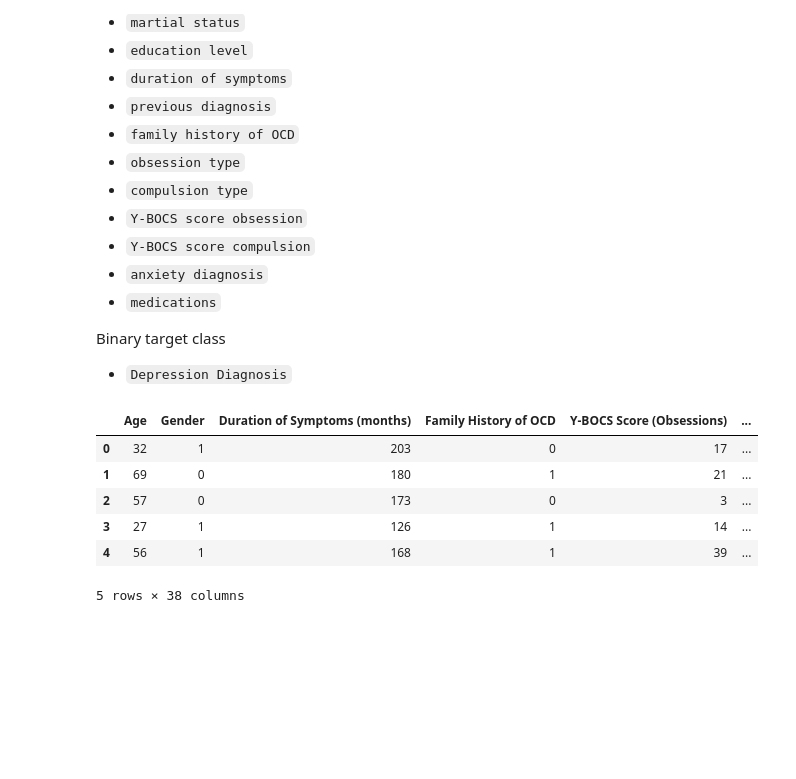
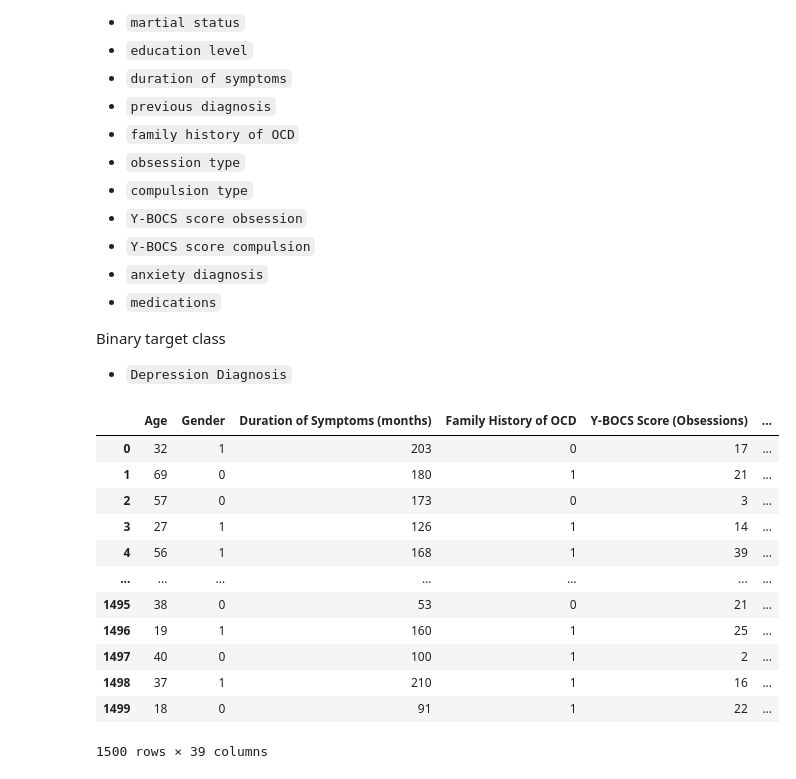
Before and after one commit to aalexakos/Depression-Detection, a Jupyter notebook: JupyterNotebookDepressionDataset.ipynb, the cells around one changed output. Saved outputs shown, nothing was run; the diff lists cells and outputs as text; code cells hidden in the pictures; blank space fills up the shorter version.

```diff
--- a/JupyterNotebookDepressionDataset.ipynb
+++ b/JupyterNotebookDepressionDataset.ipynb
@@ -163,10 +135,10 @@ from sklearn.preprocessing import OneHotEncoder
 compulsion_types = df['Compulsion Type'].unique()
 ohe = OneHotEncoder(handle_unknown='ignore')
 encoded_compulsion_types = ohe.fit_transform(df[['Compulsion Type']])
-encoded_column_names = [f"Compulsion_Type_{compulsion_type}" for compulsion_type in compulsion_types]
-encoded_df = pd.DataFrame(encoded_compulsion_types.toarray().astype(int), columns=encoded_column_names)
-df = pd.concat([df, encoded_df], axis=1)
-df.drop('Compulsion Type', axis=1, inplace=True)
+encoded_column_names_Compulsion = [f"Compulsion_Type_{compulsion_type}" for compulsion_type in compulsion_types]
+encoded_df = pd.DataFrame(encoded_compulsion_types.toarray().astype(int), columns=encoded_column_names_Compulsion)
+df_p = pd.concat([df_p, encoded_df], axis=1)
+df_p.drop('Compulsion Type', axis=1, inplace=True)
 
 # Medications
 medications = df['Medications'].unique()
@@ -174,8 +146,8 @@ ohe = OneHotEncoder(handle_unknown='ignore')
 encoded_medications = ohe.fit_transform(df[['Medications']])
 encoded_column_names = [f"Medications_{medication}" for medication in medications]
 encoded_df = pd.DataFrame(encoded_medications.toarray().astype(int), columns=encoded_column_names)
-df = pd.concat([df, encoded_df], axis=1)
-df.drop('Medications', axis=1, inplace=True)
+df_p = pd.concat([df_p, encoded_df], axis=1)
+df_p.drop('Medications', axis=1, inplace=True)
 
 # One-hot encoding for Ethnicity
 ethnicities = df['Ethnicity'].unique()
@@ -183,8 +155,8 @@ ohe = OneHotEncoder(handle_unknown='ignore')
 encoded_ethnicities = ohe.fit_transform(df[['Ethnicity']])
 encoded_ethnicity_column_names = [f"Ethnicity_{ethnicity}" for ethnicity in ethnicities]
 encoded_ethnicity_df = pd.DataFrame(encoded_ethnicities.toarray().astype(int), columns=encoded_ethnicity_column_names)
-df = pd.concat([df, encoded_ethnicity_df], axis=1)
-df.drop('Ethnicity', axis=1, inplace=True)
+df_p = pd.concat([df_p, encoded_ethnicity_df], axis=1)
+df_p.drop('Ethnicity', axis=1, inplace=True)
 
 # One-hot encoding for Marital Status
 marital_statuses = df['Marital Status'].unique()
@@ -192,8 +164,8 @@ ohe = OneHotEncoder(handle_unknown='ignore')
 encoded_marital_statuses = ohe.fit_transform(df[['Marital Status']])
 encoded_marital_status_column_names = [f"Marital Status_{status}" for status in marital_statuses]
 encoded_marital_status_df = pd.DataFrame(encoded_marital_statuses.toarray().astype(int), columns=encoded_marital_status_column_names)
-df = pd.concat([df, encoded_marital_status_df], axis=1)
-df.drop('Marital Status', axis=1, inplace=True)
+df_p = pd.concat([df_p, encoded_marital_status_df], axis=1)
+df_p.drop('Marital Status', axis=1, inplace=True)
 
 # One-hot encoding for Education Level
 education_levels = df['Education Level'].unique()
@@ -201,8 +173,8 @@ ohe = OneHotEncoder(handle_unknown='ignore')
 encoded_education_levels = ohe.fit_transform(df[['Education Level']])
 encoded_education_level_column_names = [f"Education Level_{level}" for level in education_levels]
 encoded_education_level_df = pd.DataFrame(encoded_education_levels.toarray().astype(int), columns=encoded_education_level_column_names)
-df = pd.concat([df, encoded_education_level_df], axis=1)
-df.drop('Education Level', axis=1, inplace=True)
+df_p = pd.concat([df_p, encoded_education_level_df], axis=1)
+df_p.drop('Education Level', axis=1, inplace=True)
 
 # One-hot encoding for Previous Diagnoses
 previous_diagnoses = df['Previous Diagnoses'].unique()
@@ -210,8 +182,8 @@ ohe = OneHotEncoder(handle_unknown='ignore')
 encoded_previous_diagnoses = ohe.fit_transform(df[['Previous Diagnoses']])
 encoded_previous_diagnosis_column_names = [f"Previous Diagnoses_{diagnosis}" for diagnosis in previous_diagnoses]
 encoded_previous_diagnosis_df = pd.DataFrame(encoded_previous_diagnoses.toarray().astype(int), columns=encoded_previous_diagnosis_column_names)
-df = pd.concat([df, encoded_previous_diagnosis_df], axis=1)
-df.drop('Previous Diagnoses', axis=1, inplace=True)
+df_p = pd.concat([df_p, encoded_previous_diagnosis_df], axis=1)
+df_p.drop('Previous Diagnoses', axis=1, inplace=True)
 
 # One-hot encoding for Obsession Type
 obsession_types = df['Obsession Type'].unique()
@@ -219,8 +191,8 @@ ohe = OneHotEncoder(handle_unknown='ignore')
 encoded_obsession_types = ohe.fit_transform(df[['Obsession Type']])
 encoded_obsession_type_column_names = [f"Obsession Type_{type}" for type in obsession_types]
 encoded_obsession_type_df = pd.DataFrame(encoded_obsession_types.toarray().astype(int), columns=encoded_obsession_type_column_names)
-df = pd.concat([df, encoded_obsession_type_df], axis=1)
-df.drop('Obsession Type', axis=1, inplace=True)
+df_p = pd.concat([df_p, encoded_obsession_type_df], axis=1)
+df_p.drop('Obsession Type', axis=1, inplace=True)
 
-print(df.dtypes)
+print(df_p.dtypes)
 # %% [output]
@@ -496,5 +482,19 @@ RANDOM_SEED = 2023
 np.random.seed(RANDOM_SEED)
 # %%
 # Drop columns which are not needed, only keep input features and the target variable
-df_p.drop(columns=["Patient ID", "age_group"], inplace=True)
-dfp = df_p
+df_p.drop(columns=["Patient ID"], inplace=True)
+df_p
+# %% [output]
+|  | Age | Gender | Duration of Symptoms (months) | Family History of OCD | Y-BOCS Score (Obsessions) | ... |
+| 0 | 32 | 1 | 203 | 0 | 17 | ... |
+| 1 | 69 | 0 | 180 | 1 | 21 | ... |
+| 2 | 57 | 0 | 173 | 0 | 3 | ... |
+| 3 | 27 | 1 | 126 | 1 | 14 | ... |
+| 4 | 56 | 1 | 168 | 1 | 39 | ... |
+| ... | ... | ... | ... | ... | ... | ... |
+| 1495 | 38 | 0 | 53 | 0 | 21 | ... |
+| 1496 | 19 | 1 | 160 | 1 | 25 | ... |
+| 1497 | 40 | 0 | 100 | 1 | 2 | ... |
+| 1498 | 37 | 1 | 210 | 1 | 16 | ... |
+| 1499 | 18 | 0 | 91 | 1 | 22 | ... |
+1500 rows × 39 columns
@@ -512,10 +500,0 @@ dfp['Depression Diagnosis'] = label_encoder.fit_transform(dfp['Depression Diagno
-# %%
-dfp.head()
-# %% [output]
-|  | Age | Gender | Duration of Symptoms (months) | Family History of OCD | Y-BOCS Score (Obsessions) | ... |
-| 0 | 32 | 1 | 203 | 0 | 17 | ... |
-| 1 | 69 | 0 | 180 | 1 | 21 | ... |
-| 2 | 57 | 0 | 173 | 0 | 3 | ... |
-| 3 | 27 | 1 | 126 | 1 | 14 | ... |
-| 4 | 56 | 1 | 168 | 1 | 39 | ... |
-5 rows × 38 columns
```
Also changed, not shown: parts of 32 cells of this notebook, 4 other files.
